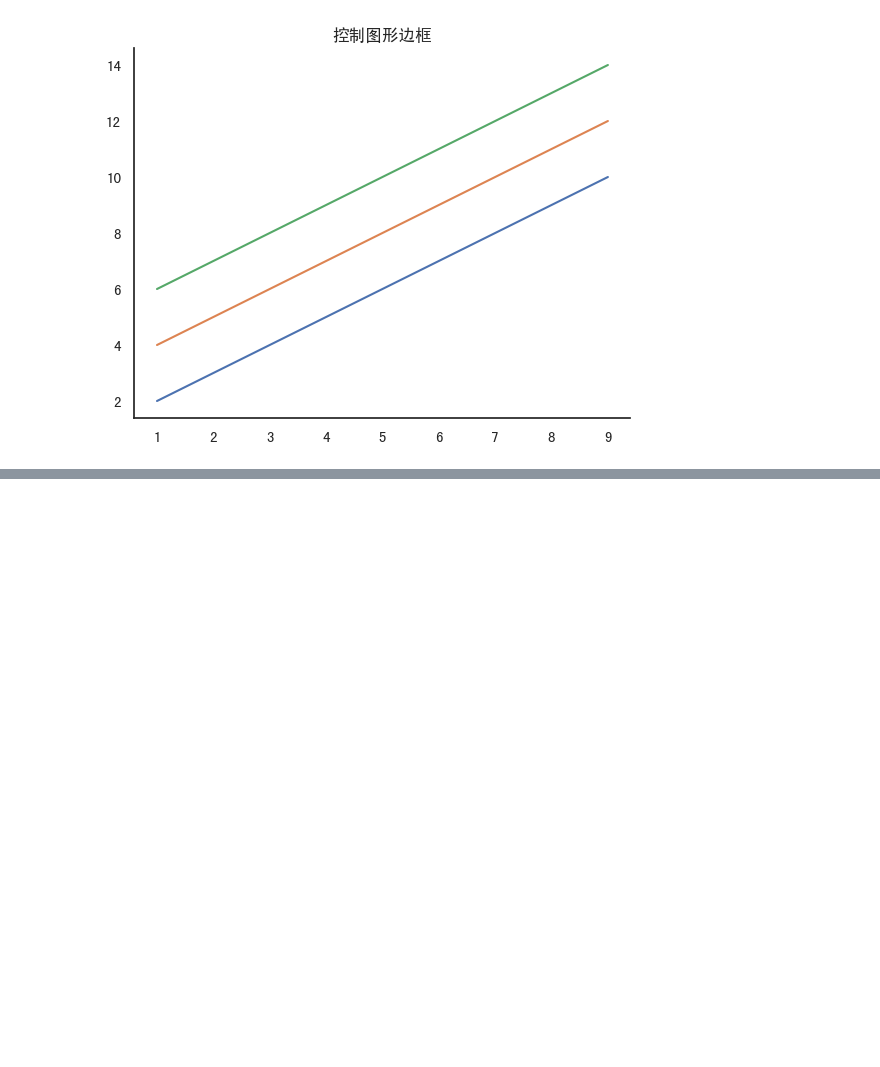
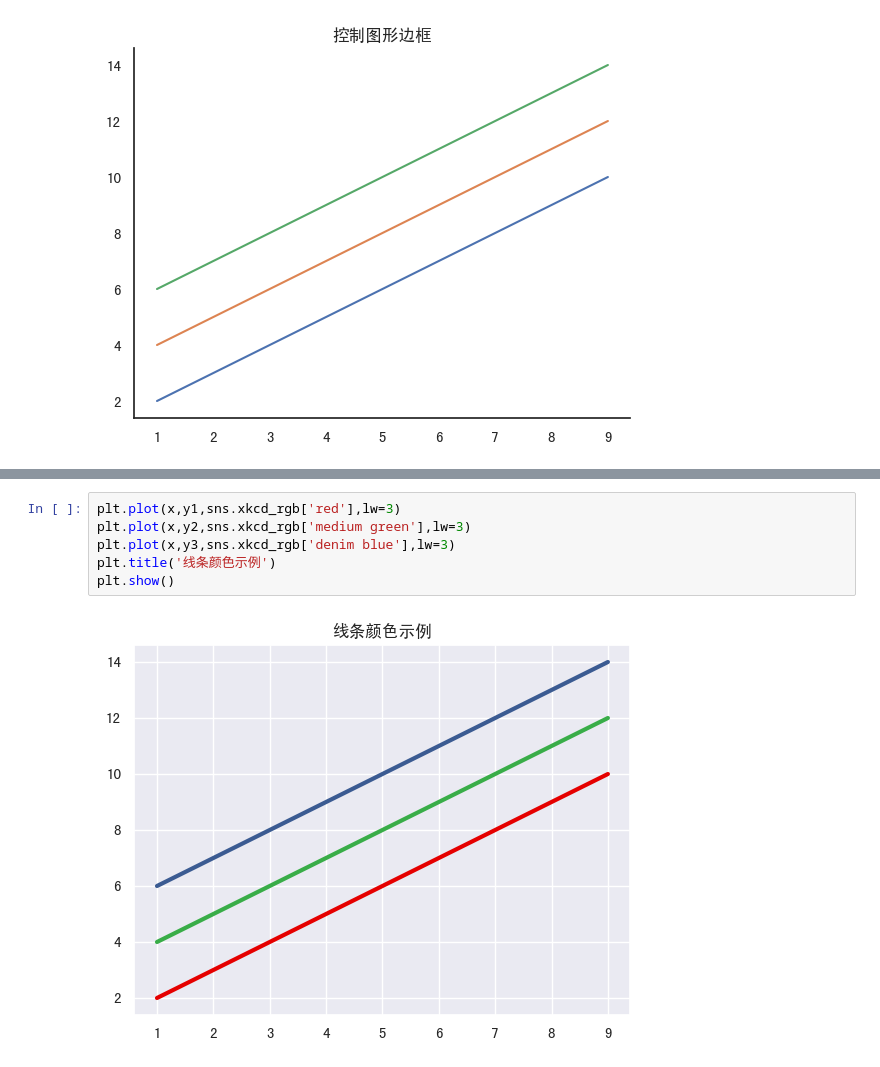
Before and after one commit to YcSaber/SchoolPyLesson1, a Jupyter notebook: data visualization/4/code/4-1.ipynb, the cells around one changed output, grey strips where cells are left out. Drawn from its saved outputs; the diff is of its cells as text; blank space fills up the shorter version.

```diff
--- a/data visualization/4/code/4-1.ipynb
+++ b/data visualization/4/code/4-1.ipynb
@@ -167,0 +189,8 @@ plt.show()
+# %%
+plt.plot(x,y1,sns.xkcd_rgb['red'],lw=3)
+plt.plot(x,y2,sns.xkcd_rgb['medium green'],lw=3)
+plt.plot(x,y3,sns.xkcd_rgb['denim blue'],lw=3)
+plt.title('线条颜色示例')
+plt.show()
+# %% [output]
+[figure, added]
```
Also changed, not shown: parts of 22 cells of this notebook.
